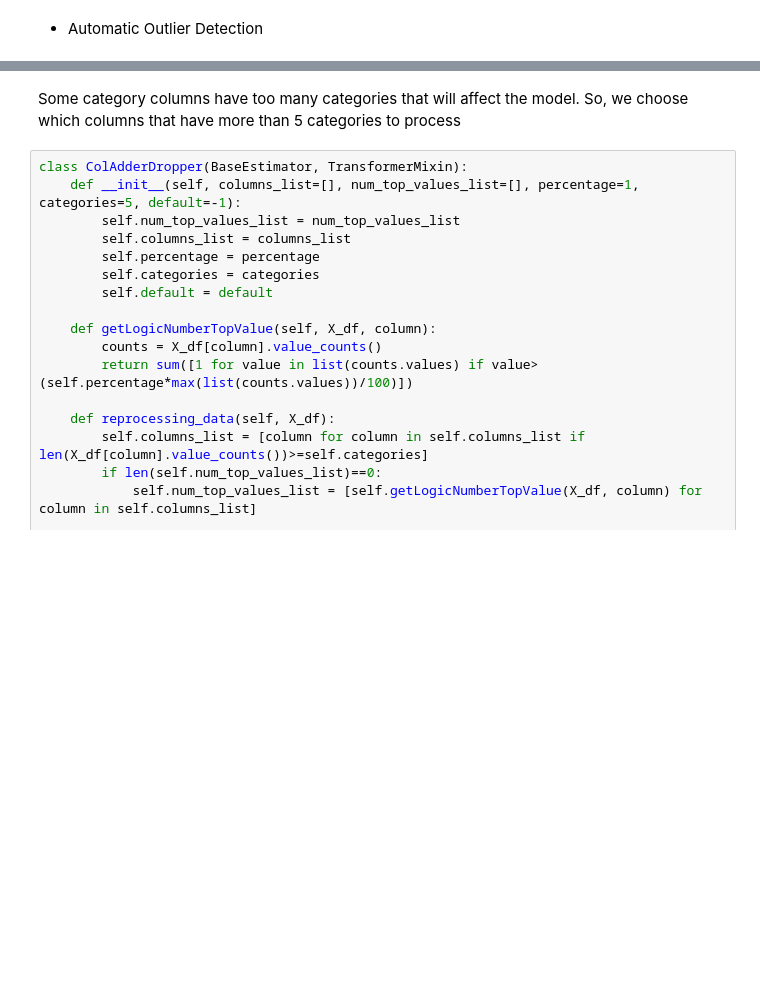
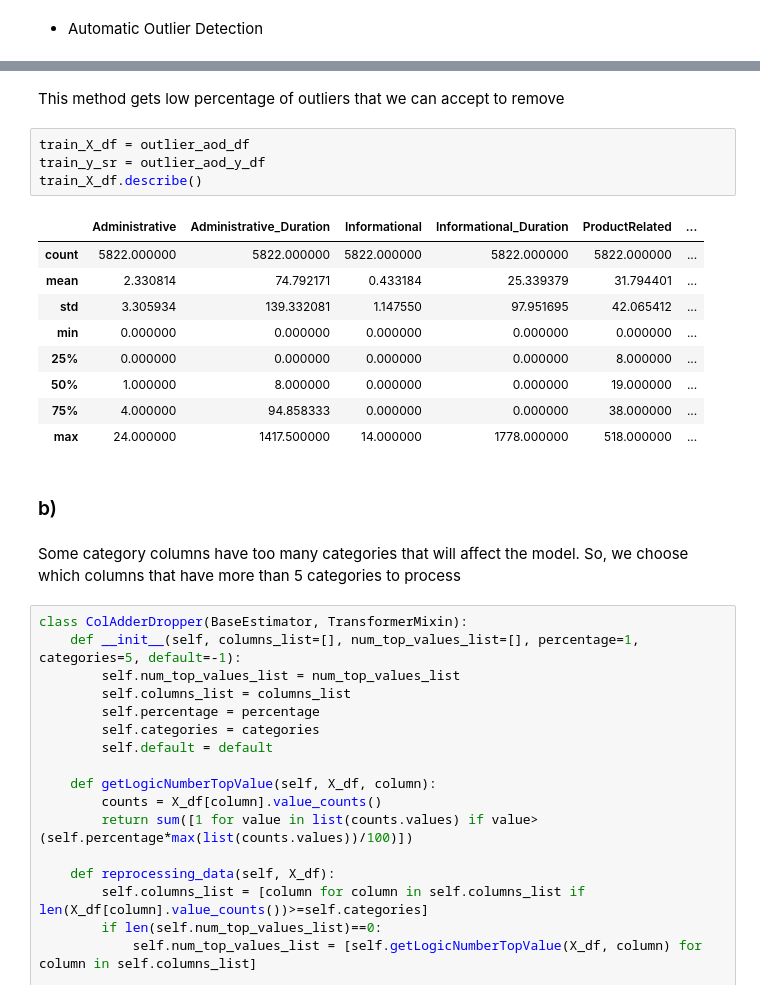
Before and after one commit to camphong24032002/Assignment3-PDS, a Jupyter notebook: Assignment3.ipynb, the cells around one changed output, grey strips where cells are left out. Saved outputs shown, nothing was run; the diff lists cells and outputs as text; blank space fills up the shorter version.

```diff
--- a/Assignment3.ipynb
+++ b/Assignment3.ipynb
@@ -115,3 +128,21 @@ Percentage of outliers: 57.49%
+# %% [markdown]
+This method gets low percentage of outliers that we can accept to remove
+# %%
+train_X_df = outlier_aod_df
+train_y_sr = outlier_aod_y_df
+train_X_df.describe()
+# %% [output]
+|  | Administrative | Administrative_Duration | Informational | Informational_Duration | ProductRelated | ... |
+| count | 5822.000000 | 5822.000000 | 5822.000000 | 5822.000000 | 5822.000000 | ... |
+| mean | 2.330814 | 74.792171 | 0.433184 | 25.339379 | 31.794401 | ... |
+| std | 3.305934 | 139.332081 | 1.147550 | 97.951695 | 42.065412 | ... |
+| min | 0.000000 | 0.000000 | 0.000000 | 0.000000 | 0.000000 | ... |
+| 25% | 0.000000 | 0.000000 | 0.000000 | 0.000000 | 8.000000 | ... |
+| 50% | 1.000000 | 8.000000 | 0.000000 | 0.000000 | 19.000000 | ... |
+| 75% | 4.000000 | 94.858333 | 0.000000 | 0.000000 | 38.000000 | ... |
+| max | 24.000000 | 1417.500000 | 14.000000 | 1778.000000 | 518.000000 | ... |
+# %% [markdown]
+### b)
 # %% [markdown]
 <p>Some category columns have too many categories that will affect the model. So, we choose which columns that have more than 5 categories to process</p>
 # %%
```
Also changed, not shown: parts of 23 cells of this notebook.
